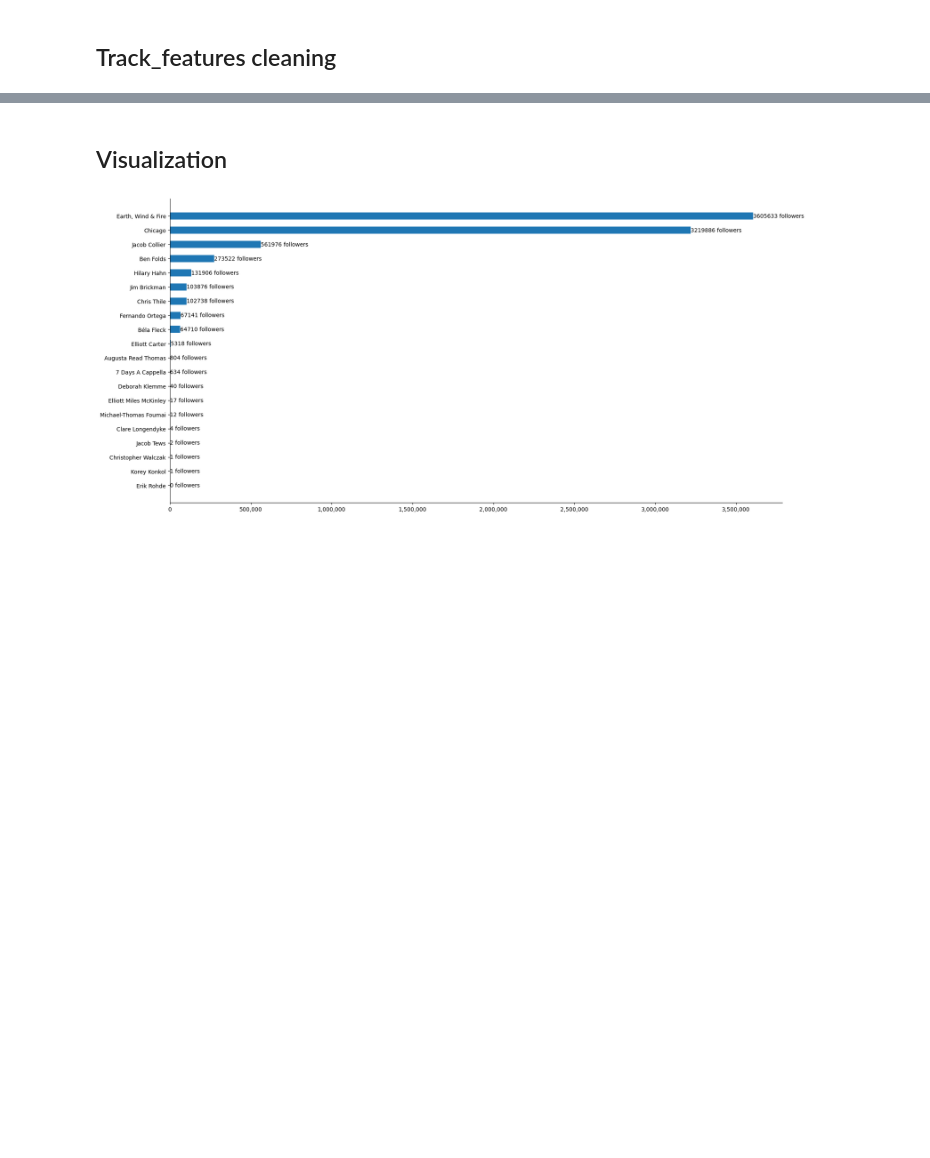
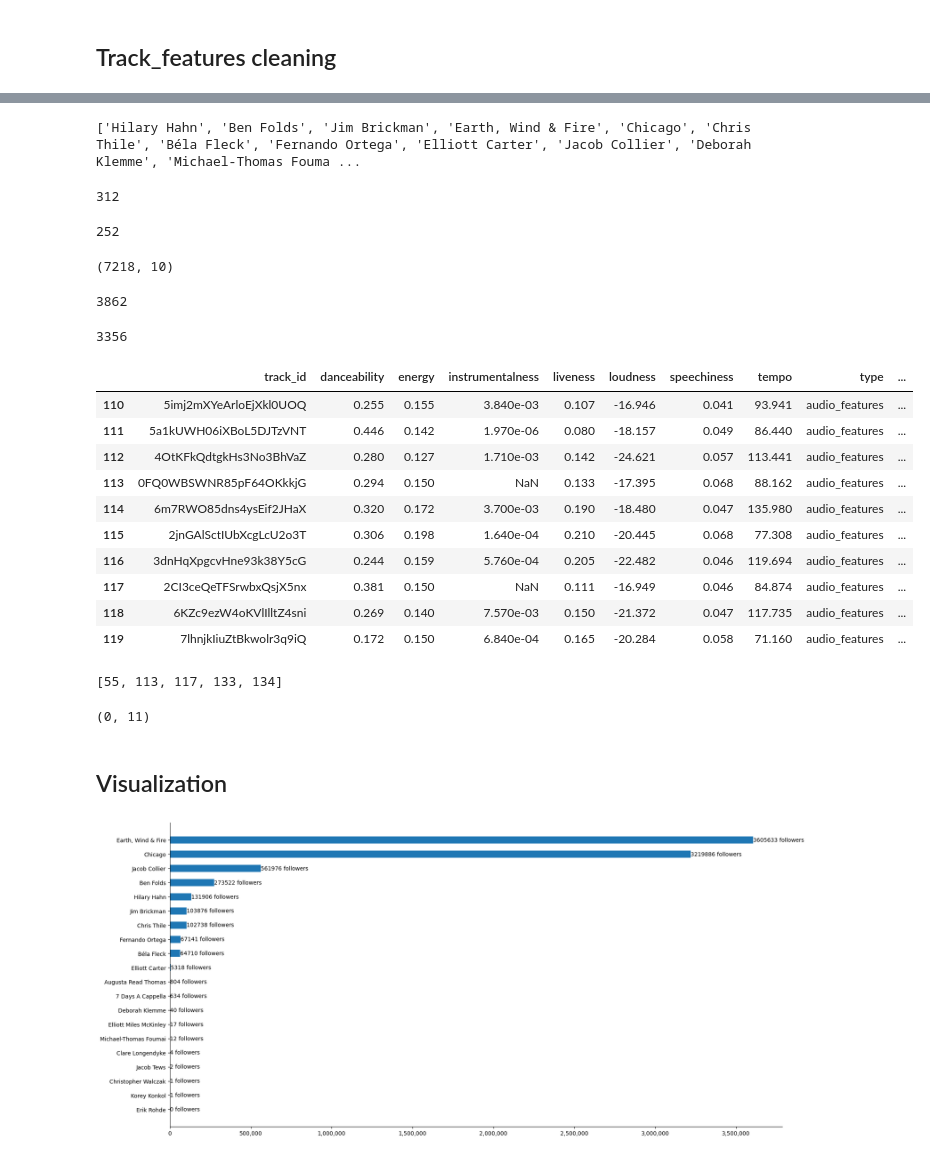
Before and after one commit to JacobTews/spotify, a Jupyter notebook: jupyter_workspace.ipynb, the cells around one changed output, grey strips where cells are left out. Saved outputs shown, nothing was run; the diff lists cells and outputs as text; code cells hidden in the pictures; blank space fills up the shorter version.

```diff
--- a/jupyter_workspace.ipynb
+++ b/jupyter_workspace.ipynb
@@ -109,0 +276,4 @@ track_feature_df.head(5)
+# %%
+print(clean_artist['artist_name'].tolist())
+# %% [output]
+['Hilary Hahn', 'Ben Folds', 'Jim Brickman', 'Earth, Wind & Fire', 'Chicago', 'Chris Thile', 'Béla Fleck', 'Fernando Ortega', 'Elliott Carter', 'Jacob Collier', 'Deborah Klemme', 'Michael-Thomas Fouma ...
@@ -109,0 +288,55 @@ track_feature_df.head(5)
+# %%
+instrumental_album_ids = []
+for album_list in [clean_album.loc[clean_album['artist_id'] == artist_id, 'album_id'].tolist() for artist_id in instrumental_ids]:
+    for id in album_list:
+        instrumental_album_ids.append(id)
+print(len(instrumental_album_ids))
+# %% [output]
+312
+# %%
+vocal_album_ids = []
+for album_list in [clean_album.loc[clean_album['artist_id'] == artist_id, 'album_id'].tolist() for artist_id in vocal_ids]:
+    for id in album_list:
+        vocal_album_ids.append(id)
+print(len(vocal_album_ids))
+# %% [output]
+252
+# %%
+clean_tracks = pd.read_feather('cleaned_data/cleaned_track.feather')
+clean_tracks.shape
+# %% [output]
+(7218, 10)
+# %%
+instrumental_track_ids = []
+for album_list in [clean_tracks.loc[clean_tracks['album_id'] == album_id, 'track_id'].tolist() for album_id in instrumental_album_ids]:
+    for id in album_list:
+        instrumental_track_ids.append(id)
+print(len(instrumental_track_ids))
+# %% [output]
+3862
+# %%
+vocal_track_ids = []
+for album_list in [clean_tracks.loc[clean_tracks['album_id'] == album_id, 'track_id'].tolist() for album_id in vocal_album_ids]:
+    for id in album_list:
+        vocal_track_ids.append(id)
+print(len(vocal_track_ids))
+# %% [output]
+3356
+# %%
+track_feature_df[110:120]
+# %% [output]
+|  | track_id | danceability | energy | instrumentalness | liveness | loudness | speechiness | tempo | type | ... |
+| 110 | 5imj2mXYeArloEjXkl0UOQ | 0.255 | 0.155 | 3.840e-03 | 0.107 | -16.946 | 0.041 | 93.941 | audio_features | ... |
+| 111 | 5a1kUWH06iXBoL5DJTzVNT | 0.446 | 0.142 | 1.970e-06 | 0.080 | -18.157 | 0.049 | 86.440 | audio_features | ... |
+| 112 | 4OtKFkQdtgkHs3No3BhVaZ | 0.280 | 0.127 | 1.710e-03 | 0.142 | -24.621 | 0.057 | 113.441 | audio_features | ... |
+| 113 | 0FQ0WBSWNR85pF64OKkkjG | 0.294 | 0.150 | NaN | 0.133 | -17.395 | 0.068 | 88.162 | audio_features | ... |
+| 114 | 6m7RWO85dns4ysEif2JHaX | 0.320 | 0.172 | 3.700e-03 | 0.190 | -18.480 | 0.047 | 135.980 | audio_features | ... |
+| 115 | 2jnGAlSctIUbXcgLcU2o3T | 0.306 | 0.198 | 1.640e-04 | 0.210 | -20.445 | 0.068 | 77.308 | audio_features | ... |
+| 116 | 3dnHqXpgcvHne93k38Y5cG | 0.244 | 0.159 | 5.760e-04 | 0.205 | -22.482 | 0.046 | 119.694 | audio_features | ... |
+| 117 | 2CI3ceQeTFSrwbxQsjX5nx | 0.381 | 0.150 | NaN | 0.111 | -16.949 | 0.046 | 84.874 | audio_features | ... |
+| 118 | 6KZc9ezW4oKVlIlltZ4sni | 0.269 | 0.140 | 7.570e-03 | 0.150 | -21.372 | 0.047 | 117.735 | audio_features | ... |
+| 119 | 7lhnjkIiuZtBkwolr3q9iQ | 0.172 | 0.150 | 6.840e-04 | 0.165 | -20.284 | 0.058 | 71.160 | audio_features | ... |
+# %%
+none_indexes[:5]
+# %% [output]
+[55, 113, 117, 133, 134]
@@ -110,3 +351,7 @@ track_feature_df.head(5)
+# %%
+track_feature_df[track_feature_df['instrumentalness'].isna()].shape
+# %% [output]
+(0, 11)
 # %% [markdown]
 ## Visualization
 # %%
```
Also changed, not shown: parts of 23 cells of this notebook, 8 other files.
